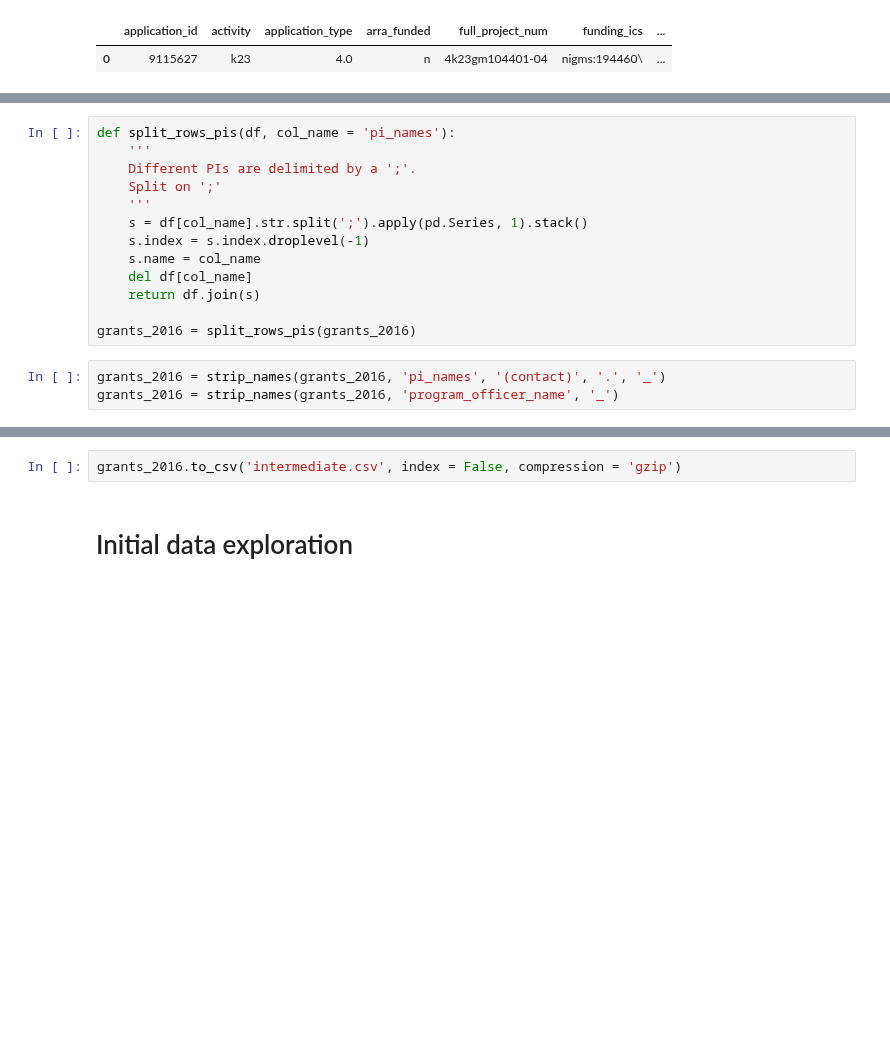
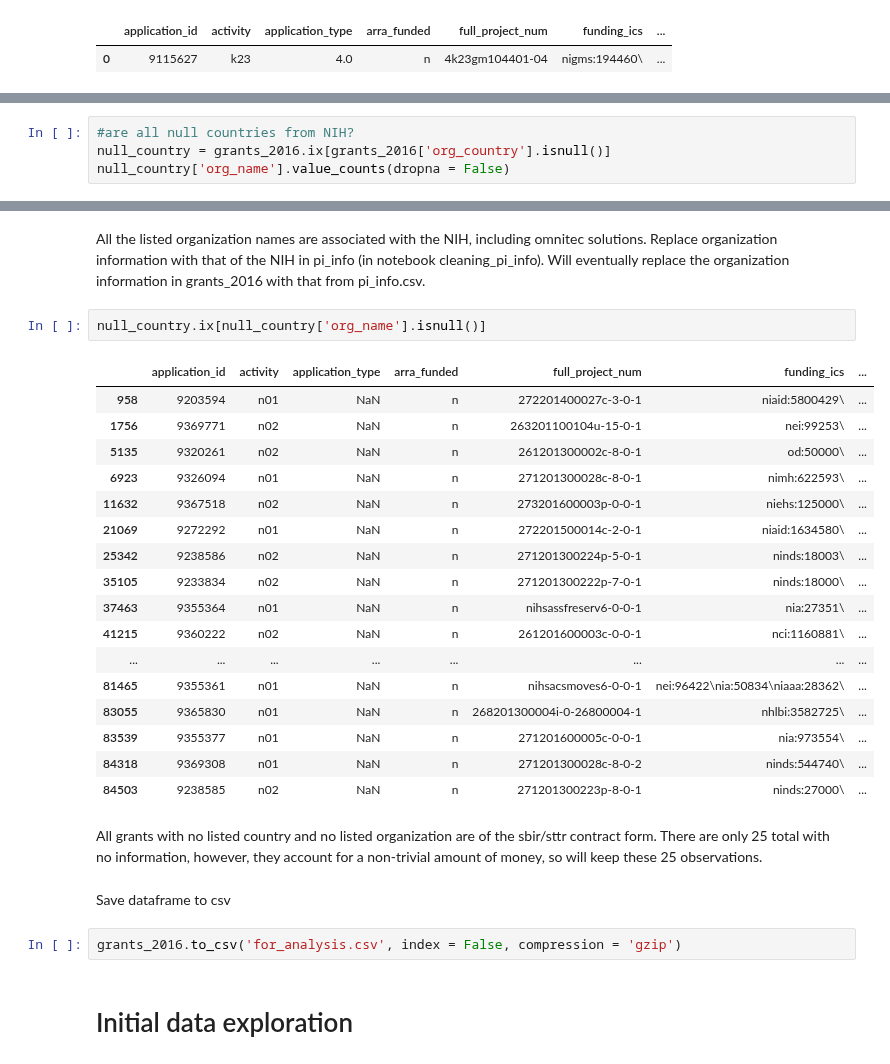
Before and after one commit to yuwie10/nih-awards, a Jupyter notebook: nih_awards.ipynb, the cells around one changed output, grey strips where cells are left out. Saved outputs shown, nothing was run; the diff lists cells and outputs as text; blank space fills up the shorter version.

```diff
--- a/nih_awards.ipynb
+++ b/nih_awards.ipynb
@@ -283,16 +278,0 @@ Some grants have two or more PIs. Split these rows so that each PI is represente
-# %%
-def split_rows_pis(df, col_name = 'pi_names'):
-    '''
-    Different PIs are delimited by a ';'.
-    Split on ';'
-    '''
-    s = df[col_name].str.split(';').apply(pd.Series, 1).stack()
-    s.index = s.index.droplevel(-1)
-    s.name = col_name
-    del df[col_name]
-    return df.join(s)
-
-grants_2016 = split_rows_pis(grants_2016)
-# %%
-grants_2016 = strip_names(grants_2016, 'pi_names', '(contact)', '.', '_')
-grants_2016 = strip_names(grants_2016, 'program_officer_name', '_')
@@ -316,0 +301,4 @@ grants_2016 = strip_names(grants_2016, 'program_officer_name', '_')
+# %%
+#are all null countries from NIH?
+null_country = grants_2016.ix[grants_2016['org_country'].isnull()]
+null_country['org_name'].value_counts(dropna = False)
@@ -317,5 +323,31 @@ grants_2016 = strip_names(grants_2016, 'program_officer_name', '_')
+# %% [markdown]
+All the listed organization names are associated with the NIH, including omnitec solutions. Replace organization information with that of the NIH in pi_info (in notebook cleaning_pi_info). Will eventually replace the organization information in grants_2016 with that from pi_info.csv.
+# %%
+null_country.ix[null_country['org_name'].isnull()]
+# %% [output]
+|  | application_id | activity | application_type | arra_funded | full_project_num | funding_ics | ... |
+| 958 | 9203594 | n01 | NaN | n | 272201400027c-3-0-1 | niaid:5800429\ | ... |
+| 1756 | 9369771 | n02 | NaN | n | 263201100104u-15-0-1 | nei:99253\ | ... |
+| 5135 | 9320261 | n02 | NaN | n | 261201300002c-8-0-1 | od:50000\ | ... |
+| 6923 | 9326094 | n01 | NaN | n | 271201300028c-8-0-1 | nimh:622593\ | ... |
+| 11632 | 9367518 | n02 | NaN | n | 273201600003p-0-0-1 | niehs:125000\ | ... |
+| 21069 | 9272292 | n01 | NaN | n | 272201500014c-2-0-1 | niaid:1634580\ | ... |
+| 25342 | 9238586 | n02 | NaN | n | 271201300224p-5-0-1 | ninds:18003\ | ... |
+| 35105 | 9233834 | n02 | NaN | n | 271201300222p-7-0-1 | ninds:18000\ | ... |
+| 37463 | 9355364 | n01 | NaN | n | nihsassfreserv6-0-0-1 | nia:27351\ | ... |
+| 41215 | 9360222 | n02 | NaN | n | 261201600003c-0-0-1 | nci:1160881\ | ... |
+| ... | ... | ... | ... | ... | ... | ... | ... |
+| 81465 | 9355361 | n01 | NaN | n | nihsacsmoves6-0-0-1 | nei:96422\nia:50834\niaaa:28362\ | ... |
+| 83055 | 9365830 | n01 | NaN | n | 268201300004i-0-26800004-1 | nhlbi:3582725\ | ... |
+| 83539 | 9355377 | n01 | NaN | n | 271201600005c-0-0-1 | nia:973554\ | ... |
+| 84318 | 9369308 | n01 | NaN | n | 271201300028c-8-0-2 | ninds:544740\ | ... |
+| 84503 | 9238585 | n02 | NaN | n | 271201300223p-8-0-1 | ninds:27000\ | ... |
+# %% [markdown]
+All grants with no listed country and no listed organization are of the sbir/sttr contract form. There are only 25 total with no information, however, they account for a non-trivial amount of money, so will keep these 25 observations.
+# %% [markdown]
+Save dataframe to csv
 # %%
-grants_2016.to_csv('intermediate.csv', index = False, compression = 'gzip')
+grants_2016.to_csv('for_analysis.csv', index = False, compression = 'gzip')
 # %% [markdown]
 # Initial data exploration
 # %%
```
Also changed, not shown: parts of 26 cells of this notebook, 3 other files.
